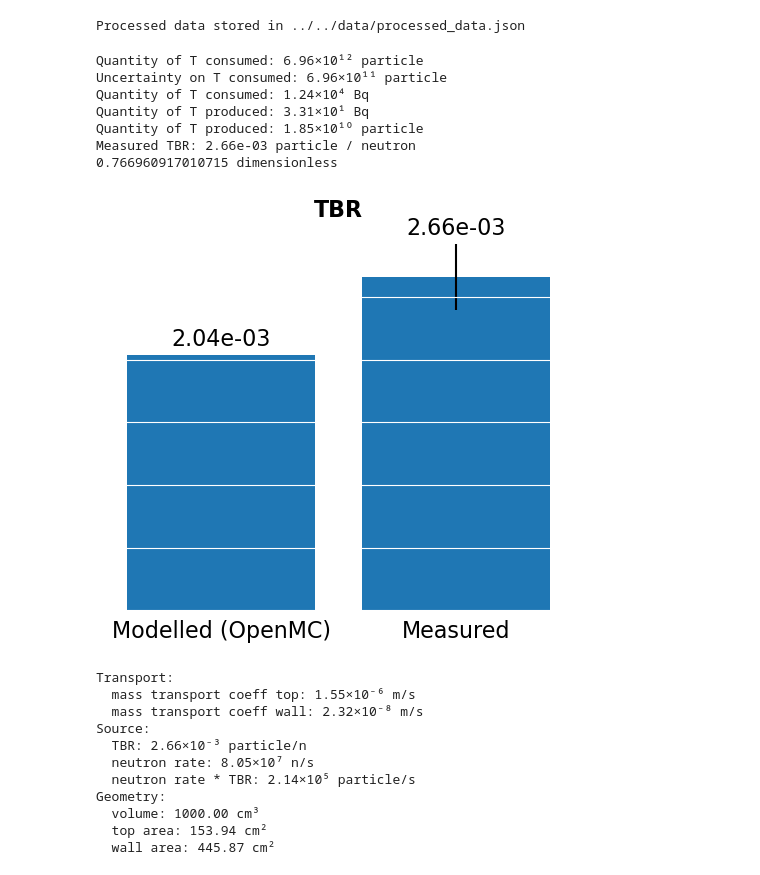
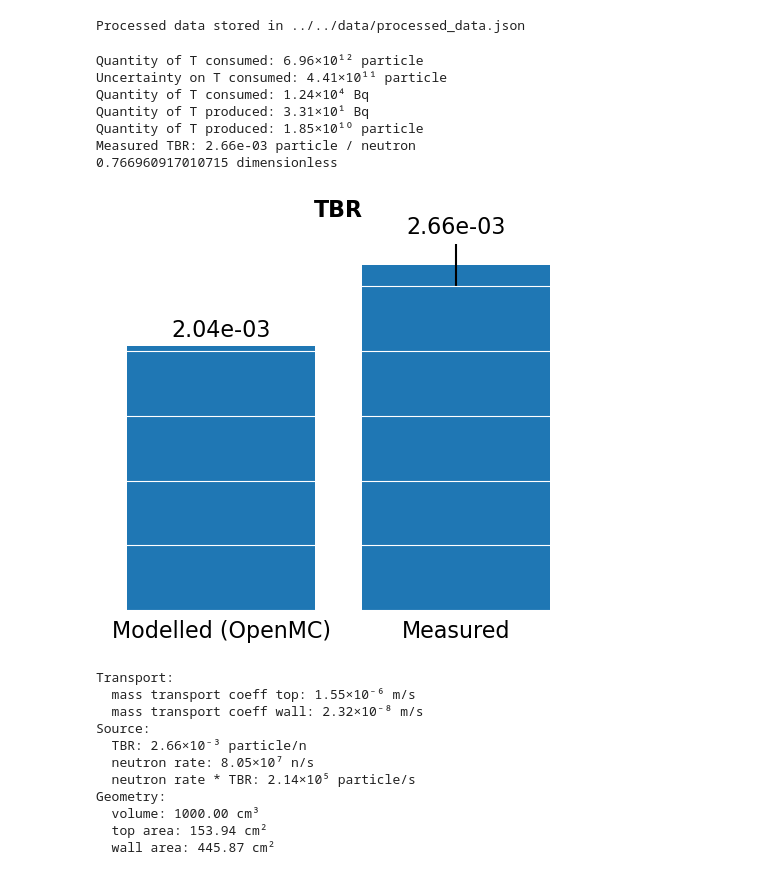
Before and after one commit to veliki-filozof/baby-1L-run-4, a Jupyter notebook: analysis/tritium/tritium_model.ipynb, the cells around one changed output. Saved outputs shown, nothing was run; the diff lists cells and outputs as text; code cells hidden in the pictures.

```diff
--- a/analysis/tritium/tritium_model.ipynb
+++ b/analysis/tritium/tritium_model.ipynb
@@ -32,7 +32,7 @@ Processed data stored in ../../data/processed_data.json
 # %%
 print(f"Quantity of T consumed: {T_consumed.to(ureg.particle):.2e~P}")
 print(
-    f"Uncertainty on T consumed: {(neutron_rate_uncertainty * measured_TBR).to(ureg.particle):.2e~P}"
+    f"Uncertainty on T consumed: {(neutron_rate_relative_uncertainty * T_consumed).to(ureg.particle):.2e~P}"
 )
 print(f"Quantity of T consumed: {quantity_to_activity(T_consumed).to(ureg.Bq):.2e~P}")
 print(f"Quantity of T produced: {T_produced:.2e~P}")
@@ -41,36 +41,36 @@ print(
 )
 print(f"Measured TBR: {measured_TBR:.2e}")
 plt.figure(figsize=(6, 5))
 bars = plt.bar(
     [0, 1],
     [calculated_TBR, measured_TBR],
     tick_label=["Modelled (OpenMC)", "Measured"],
-    yerr=[0, neutron_rate_uncertainty],
+    yerr=[0, neutron_rate_relative_uncertainty * measured_TBR],
 )
 
 plt.bar_label(bars, fontsize=16, fmt="%.2e", padding=3)
 plt.title("TBR", weight="bold", fontsize=16)
 plt.ylabel("")
 plt.gca().spines["left"].set_visible(False)
 plt.gca().spines["bottom"].set_visible(False)
 plt.gca().set_yticklabels([])
 plt.gca().set_xticklabels
 plt.gca().tick_params(axis="both", which="both", left=False, bottom=False, labelsize=16)
 plt.gca().set_axisbelow(False)
 plt.grid(axis="y", alpha=1, color="white", zorder=-10)
 # plt.tight_layout()
 print((calculated_TBR / measured_TBR).to(ureg.dimensionless))
 plt.savefig("tbr_comparison.pdf", bbox_inches="tight")
 plt.show()
 # %% [output]
 Quantity of T consumed: 6.96×10¹² particle
-Uncertainty on T consumed: 6.96×10¹¹ particle
+Uncertainty on T consumed: 4.41×10¹¹ particle
 Quantity of T consumed: 1.24×10⁴ Bq
 Quantity of T produced: 3.31×10¹ Bq
 Quantity of T produced: 1.85×10¹⁰ particle
 Measured TBR: 2.66e-03 particle / neutron
 0.766960917010715 dimensionless
-[figure, old version]
+[figure, new version]
 # %%
 baby_model.run(12 * ureg.day)
 # %%
```
